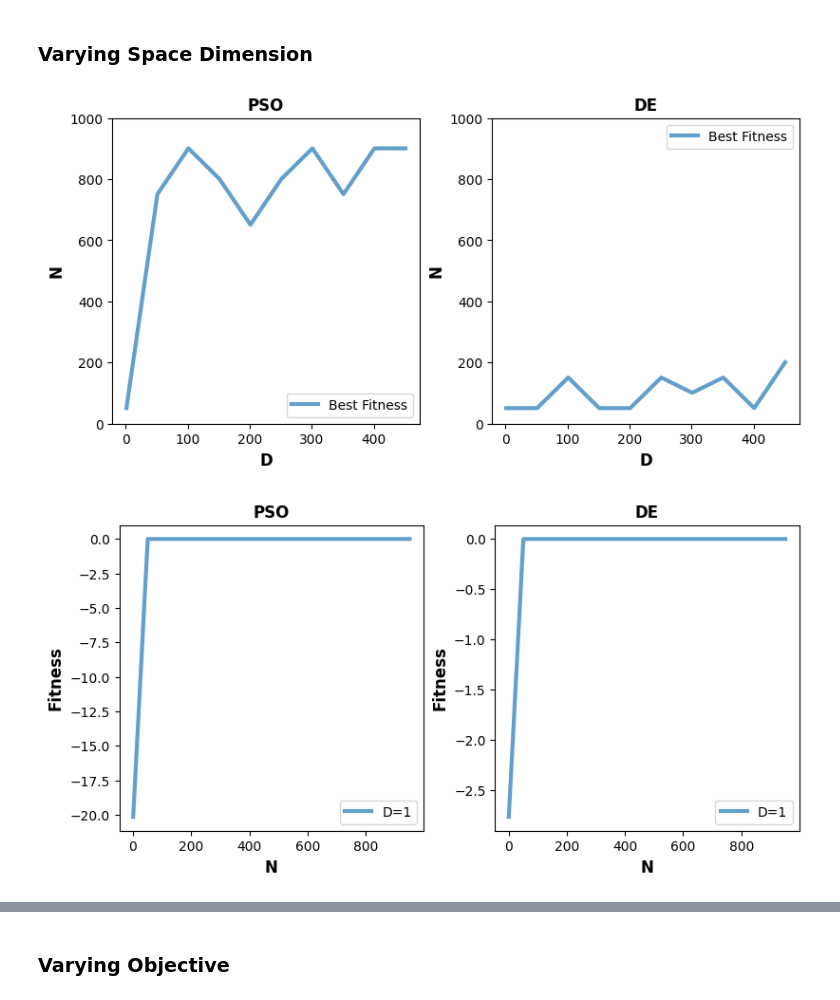
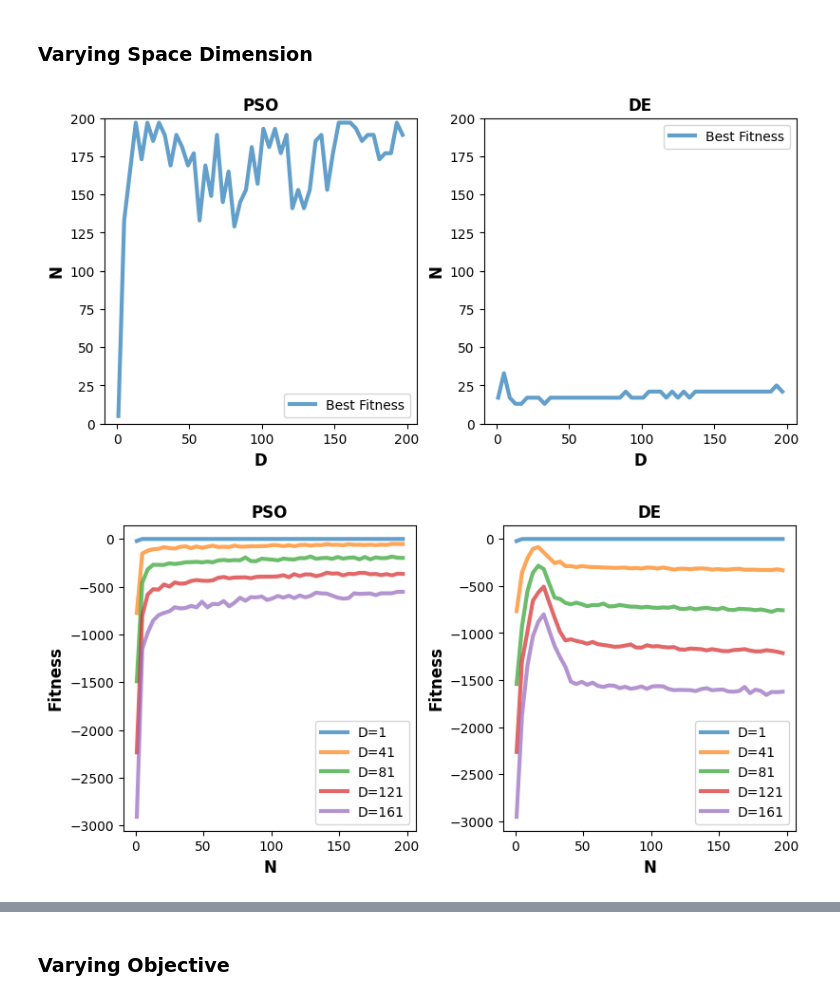
Before and after one commit to mantasu/nat2324, a Jupyter notebook: notebooks/problem1.ipynb, the cells around one changed output, grey strips where cells are left out. Saved outputs shown, nothing was run; the diff lists cells and outputs as text; code cells hidden in the pictures.

```diff
--- a/notebooks/problem1.ipynb
+++ b/notebooks/problem1.ipynb
@@ -94,9 +94,9 @@ visualize_optimization_experiments(
 ### Varying Space Dimension
 # %%
 experiment_setup = {
-    "N": range(1, 2000, 50),
-    "D": range(1, 200, 10),
-    # "so_type": ["pso", "de"],
+    "N": range(1, 200, 4),
+    "D": range(1, 200, 4),
+    "so_type": ["pso", "de"],
 }
 
 default_kwargs = {
@@ -112,24 +112,24 @@ results = run_optimization_experiment(
     default_kwargs,
     is_cartesian_product=True,
     chunksize=5,
-    num_runs=1,
+    num_runs=10,
     dirname="../experiments/problem1",
 )
 
-ps = results[('N', 'D', 'so_type')][:, :, 0]
-de = results[('N', 'D', 'so_type')][:, :, 1]
+ps = results[('N', 'D', "so_type")][:, :, 0]
+de = results[('N', 'D', "so_type")][:, :, 1]
 ns = np.array(experiment_setup["N"])
 # %%
 visualize_optimization_experiments(
     xs={"D": experiment_setup["D"]},
     ys={"PSO": ns[ps.argmax(0)], "DE": ns[de.argmax(0)]},
     curve_labels="Best Fitness",
     labels='N',
-    ylim=(0, 1000),
+    ylim=(0, 200),
     filepath="../experiments/problem1/dependency_on_D_1.png",
 )
 # %% [output]
-[figure, old version]
+[figure, new version]
 # %%
 visualize_optimization_experiments(
     xs={'N': experiment_setup['N']},
@@ -139,7 +139,7 @@ visualize_optimization_experiments(
     filepath="../experiments/problem1/dependency_on_D_2.png",
 )
 # %% [output]
-[figure, old version]
+[figure, new version]
 # %%
 visualize_optimization_experiments(
     xs={'N': experiment_setup['N']},
```
Also changed, not shown: parts of 18 cells of this notebook, 5 other files.
